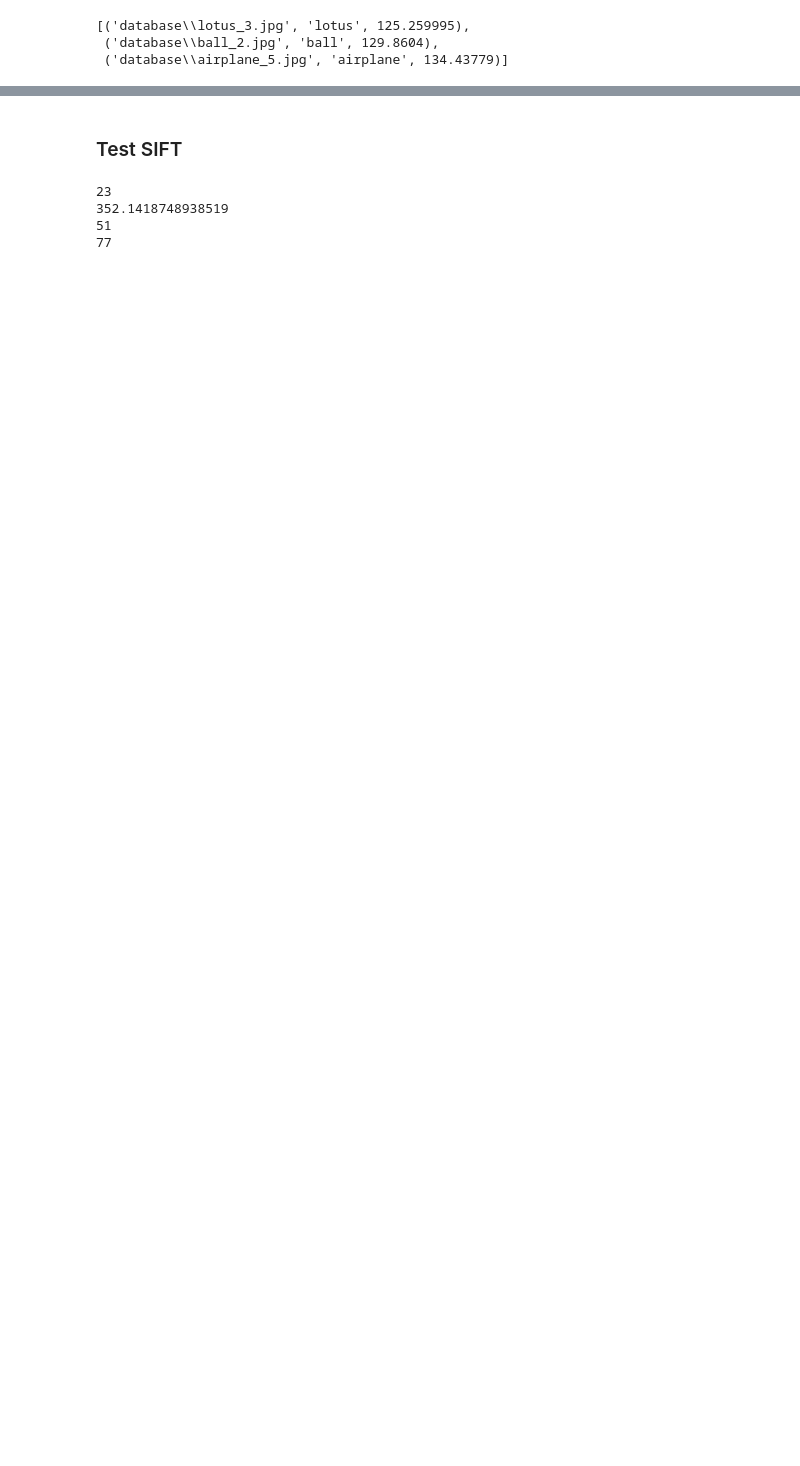
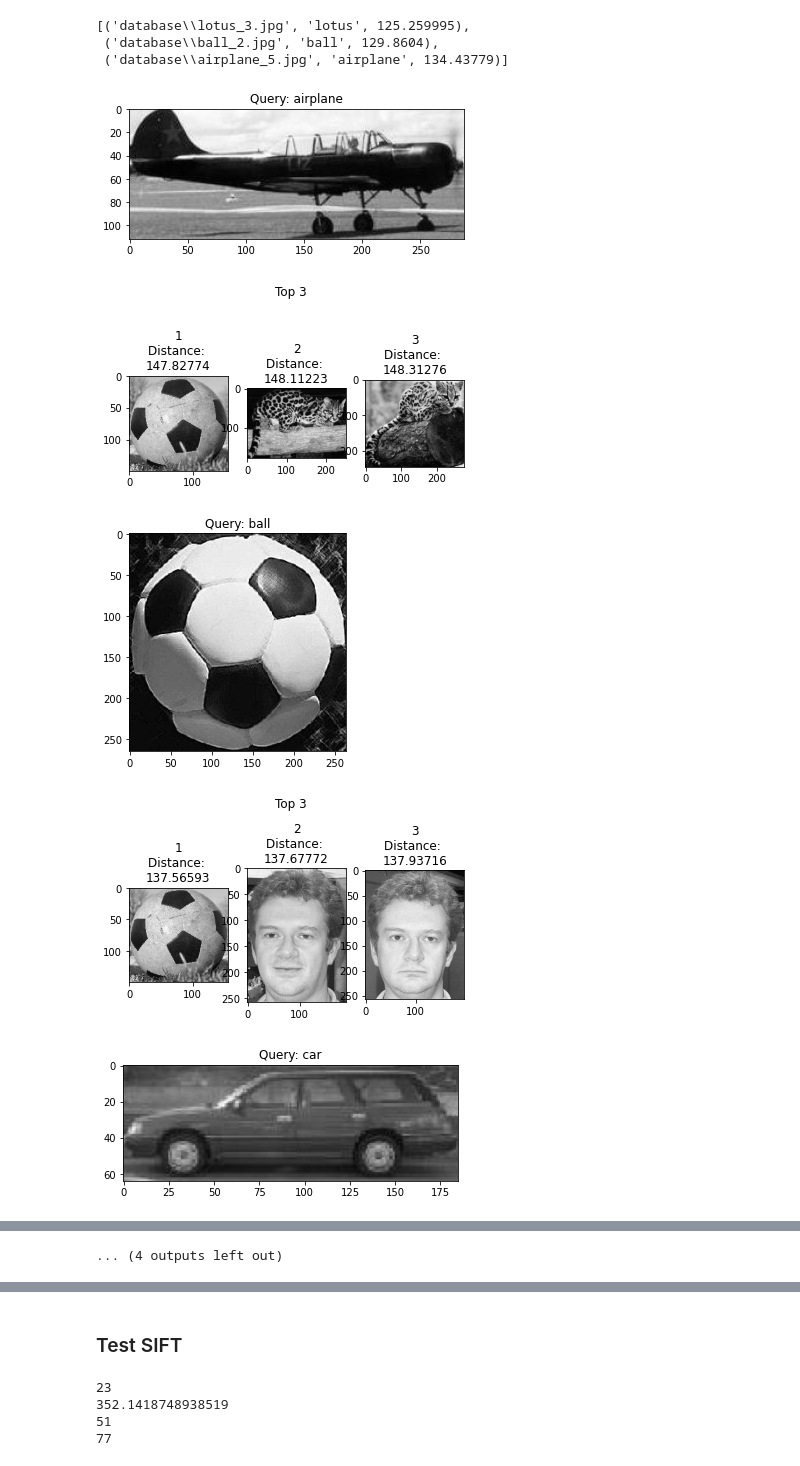
Before and after one commit to GuillaumeGirouard/INF6804, a Jupyter notebook: TP1_INF6804.ipynb, the cells around one changed output, grey strips where cells are left out. Saved outputs shown, nothing was run; the diff lists cells and outputs as text; code cells hidden in the pictures; blank space fills up the shorter version.

```diff
--- a/TP1_INF6804.ipynb
+++ b/TP1_INF6804.ipynb
@@ -32,13 +48,6 @@ plt.imshow(gray1,cmap = plt.get_cmap('gray'))
 plt.show()
 # %% [output]
 [figure]
-# %%
-img_data={}
-img_query={}
-for label in img_labels:
-    img_query[label] = [str(p) for p in Path("./data_boundingBox/").glob(label+'*')]
-    img_data[label] =  [str(p) for p in Path("./data_boundingBox/database").glob(label+'*')]
-img_query
 # %% [markdown]
 ### Test HOG
 # %%
@@ -403,3 +430,13 @@ top3
 [('database\\lotus_3.jpg', 'lotus', 125.259995),
  ('database\\ball_2.jpg', 'ball', 129.8604),
  ('database\\airplane_5.jpg', 'airplane', 134.43779)]
+# %%
+for label in img_labels:
+        top3=get_top3(label)
+        showtop3(top3)
+# %% [output]
+[figure, added]
+[figure, added]
+[figure, added]
+[figure, added]
+[figure, added]
@@ -406 +450,2 @@ top3
+... (4 outputs left out)
 # %%
```
Also changed, not shown: parts of 20 cells of this notebook.
